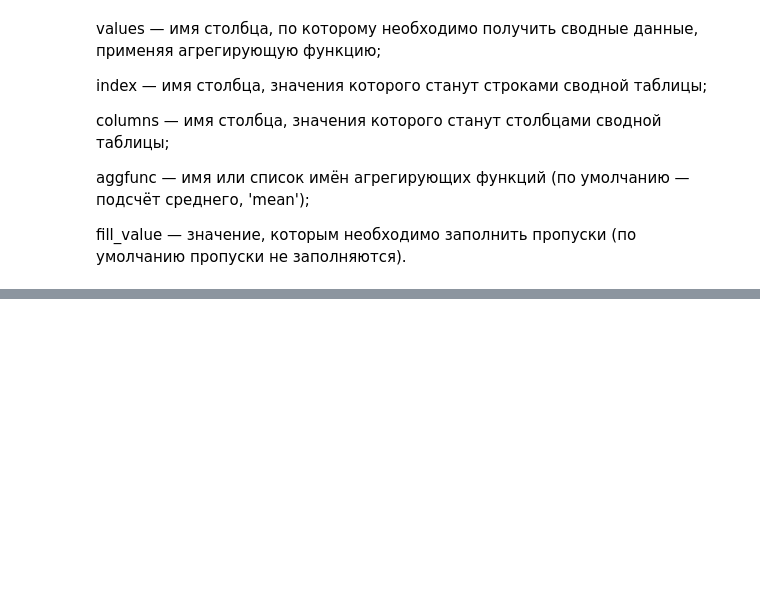
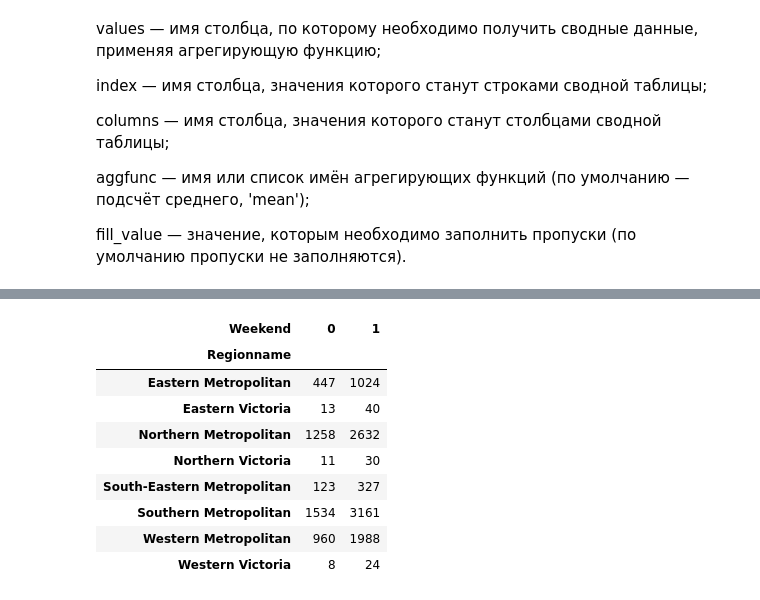
Before and after one commit to Deemetr5/ds_v3, a Jupyter notebook: PY_12_Продвинутые методы работы с данными в Pandas/data/Продвинутые методы Pandas.ipynb, the cells around one changed output, grey strips where cells are left out. Saved outputs shown, nothing was run; the diff lists cells and outputs as text; code cells hidden in the pictures; blank space fills up the shorter version.

```diff
--- a/PY_12_Продвинутые методы работы с данными в Pandas/data/Продвинутые методы Pandas.ipynb
+++ b/PY_12_Продвинутые методы работы с данными в Pandas/data/Продвинутые методы Pandas.ipynb
@@ -464,0 +495,18 @@ fill_value — значение, которым необходимо запол
+# %%
+melb_df.pivot_table(
+    values='Price',
+    index='Regionname',
+    columns='Weekend',
+    aggfunc='count'
+)
+# %% [output]
+| Weekend | 0 | 1 |
+| Regionname |  |  |
+| Eastern Metropolitan | 447 | 1024 |
+| Eastern Victoria | 13 | 40 |
+| Northern Metropolitan | 1258 | 2632 |
+| Northern Victoria | 11 | 30 |
+| South-Eastern Metropolitan | 123 | 327 |
+| Southern Metropolitan | 1534 | 3161 |
+| Western Metropolitan | 960 | 1988 |
+| Western Victoria | 8 | 24 |
```
Also changed, not shown: parts of 10 cells of this notebook.
